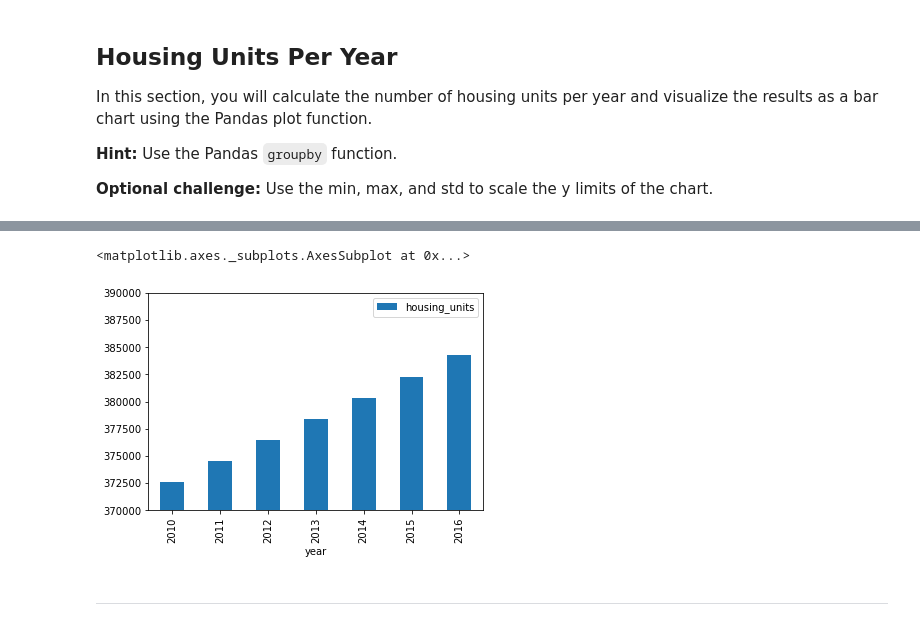
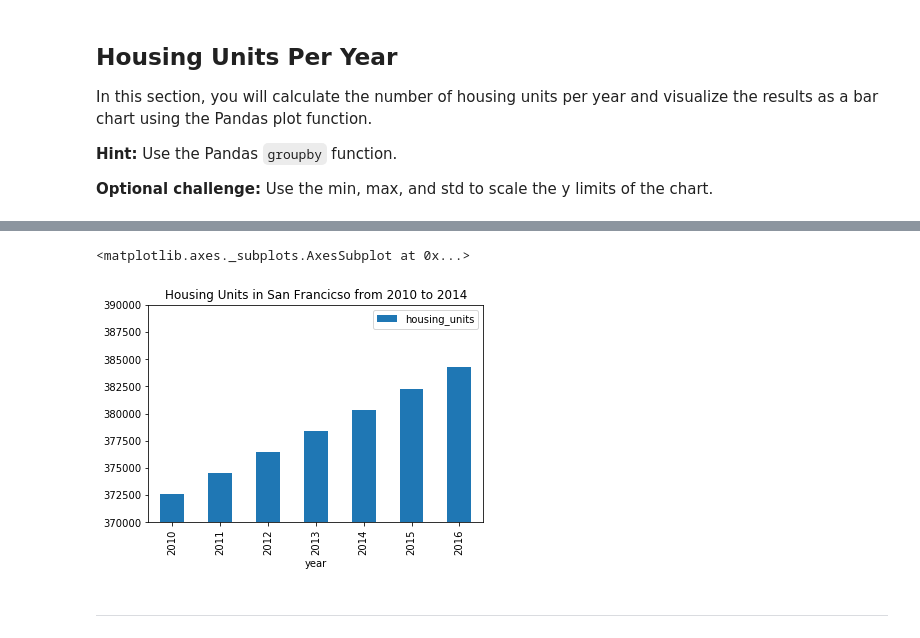
Before and after one commit to iAmSeanzie/WhatTheSFO, a Jupyter notebook: rental_analysis.ipynb, the cells around one changed output, grey strips where cells are left out. Cells and saved outputs as stored; diff of their text form; code cells hidden in the pictures.

Commit message:
first chart

```diff
--- a/rental_analysis.ipynb
+++ b/rental_analysis.ipynb
@@ -80,14 +81,16 @@ sfo_year.to_csv('sfo_year.csv')
 # %%
 # Use the Pandas plot function to plot the average housing units per year.
 # Note: You will need to manually adjust the y limit of the chart using the min and max values from above.
 sfo_year.plot.bar(y=['housing_units'],
                   ylim=(370000,390000),
+                  title="Housing Units in San Francicso from 2010 to 2014",
+#                  set_ylabel=("Housing Units")
                  )
 # Optional Challenge: Use the min, max, and std to scale the y limits of the chart
 # YOUR CODE HERE!
 # %% [output]
 <matplotlib.axes._subplots.AxesSubplot at 0x...>
-[figure, old version]
+[figure, new version]
 # %% [markdown]
 - - -
 # %% [markdown]
```
Also changed, not shown: parts of 7 cells of this notebook.
